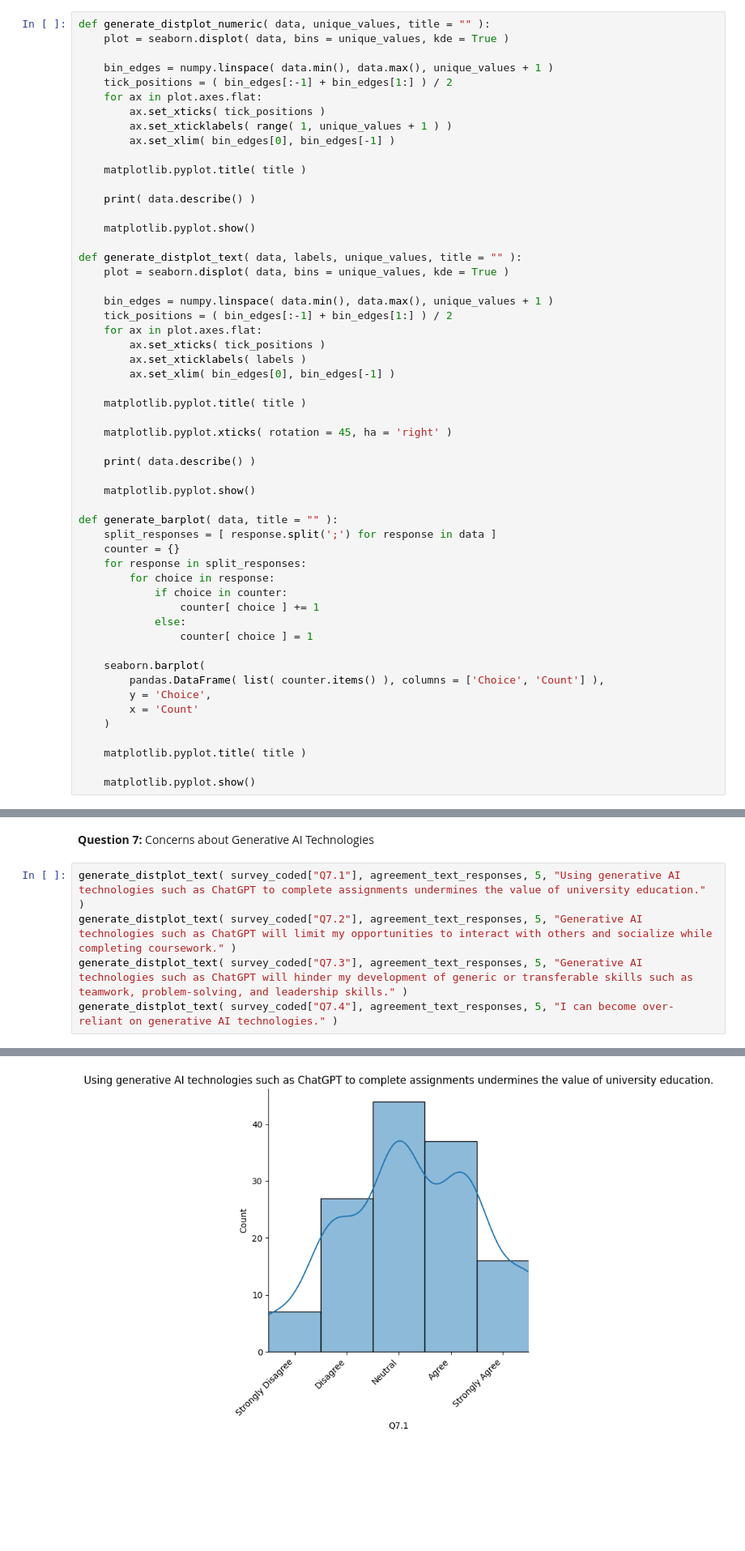
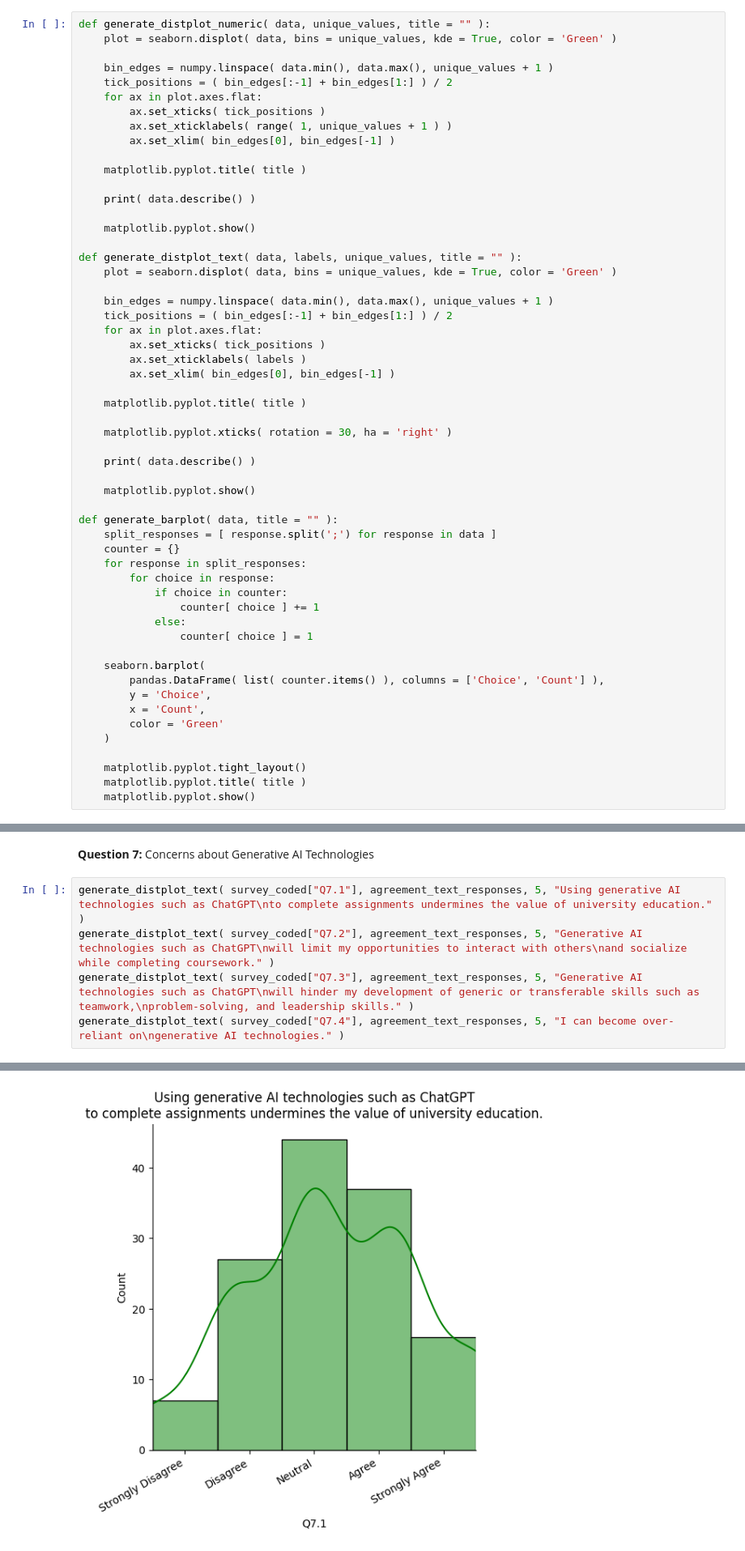
Before and after one commit to AndrejFinki/S7.IRP, a Jupyter notebook: src/dataset_2.ipynb, the cells around one changed output, grey strips where cells are left out. Shown at 81% size. Saved outputs shown, nothing was run; the diff lists cells and outputs as text; blank space fills up the shorter version.

```diff
--- a/src/dataset_2.ipynb
+++ b/src/dataset_2.ipynb
@@ -33,7 +33,7 @@ survey_coded.head()
 5 rows × 34 columns
 # %%
 def generate_distplot_numeric( data, unique_values, title = "" ):
-    plot = seaborn.displot( data, bins = unique_values, kde = True )
+    plot = seaborn.displot( data, bins = unique_values, kde = True, color = 'Green' )
 
     bin_edges = numpy.linspace( data.min(), data.max(), unique_values + 1 )
     tick_positions = ( bin_edges[:-1] + bin_edges[1:] ) / 2
@@ -49,7 +49,7 @@ def generate_distplot_numeric( data, unique_values, title = "" ):
     matplotlib.pyplot.show()
 
 def generate_distplot_text( data, labels, unique_values, title = "" ):
-    plot = seaborn.displot( data, bins = unique_values, kde = True )
+    plot = seaborn.displot( data, bins = unique_values, kde = True, color = 'Green' )
 
     bin_edges = numpy.linspace( data.min(), data.max(), unique_values + 1 )
     tick_positions = ( bin_edges[:-1] + bin_edges[1:] ) / 2
@@ -60,7 +60,7 @@ def generate_distplot_text( data, labels, unique_values, title = "" ):
 
     matplotlib.pyplot.title( title )
 
-    matplotlib.pyplot.xticks( rotation = 45, ha = 'right' )
+    matplotlib.pyplot.xticks( rotation = 30, ha = 'right' )
 
     print( data.describe() )
 
@@ -79,11 +79,12 @@ def generate_barplot( data, title = "" ):
     seaborn.barplot(
         pandas.DataFrame( list( counter.items() ), columns = ['Choice', 'Count'] ),
         y = 'Choice',
-        x = 'Count'
+        x = 'Count',
+        color = 'Green'
     )
 
+    matplotlib.pyplot.tight_layout()
     matplotlib.pyplot.title( title )
-
     matplotlib.pyplot.show()
 # %%
 frequency_text_responses = ["Never", "Rarely", "Sometimes", "Often", "Very often"]
@@ -267,21 +268,21 @@ Name: Q6.6, dtype: float64
 # %% [markdown]
 **Question 7:** Concerns about Generative AI Technologies
 # %%
-generate_distplot_text( survey_coded["Q7.1"], agreement_text_responses, 5, "Using generative AI technologies such as ChatGPT to complete assignments undermines the value of university education." )
-generate_distplot_text( survey_coded["Q7.2"], agreement_text_responses, 5, "Generative AI technologies such as ChatGPT will limit my opportunities to interact with others and socialize while completing coursework." )
-generate_distplot_text( survey_coded["Q7.3"], agreement_text_responses, 5, "Generative AI technologies such as ChatGPT will hinder my development of generic or transferable skills such as teamwork, problem-solving, and leadership skills." )
-generate_distplot_text( survey_coded["Q7.4"], agreement_text_responses, 5, "I can become over-reliant on generative AI technologies." )
+generate_distplot_text( survey_coded["Q7.1"], agreement_text_responses, 5, "Using generative AI technologies such as ChatGPT\nto complete assignments undermines the value of university education." )
+generate_distplot_text( survey_coded["Q7.2"], agreement_text_responses, 5, "Generative AI technologies such as ChatGPT\nwill limit my opportunities to interact with others\nand socialize while completing coursework." )
+generate_distplot_text( survey_coded["Q7.3"], agreement_text_responses, 5, "Generative AI technologies such as ChatGPT\nwill hinder my development of generic or transferable skills such as teamwork,\nproblem-solving, and leadership skills." )
+generate_distplot_text( survey_coded["Q7.4"], agreement_text_responses, 5, "I can become over-reliant on\ngenerative AI technologies." )
 # %% [output]
 count    131.000000
 mean       3.213740
 std        1.074227
 min        1.000000
 25%        2.000000
 50%        3.000000
 75%        4.000000
 max        5.000000
 Name: Q7.1, dtype: float64
-[figure, old version]
+[figure, new version]
 count    131.000000
 mean       3.282443
 std        1.178492
```
Also changed, not shown: parts of 9 cells of this notebook.
